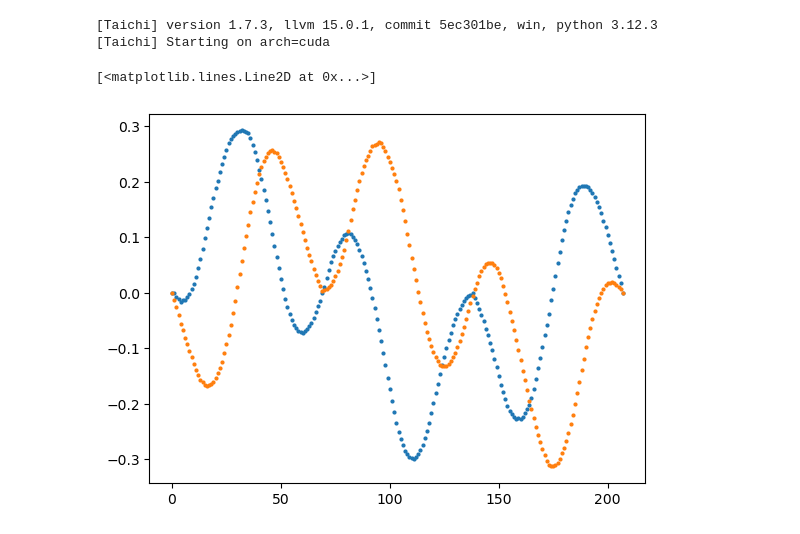
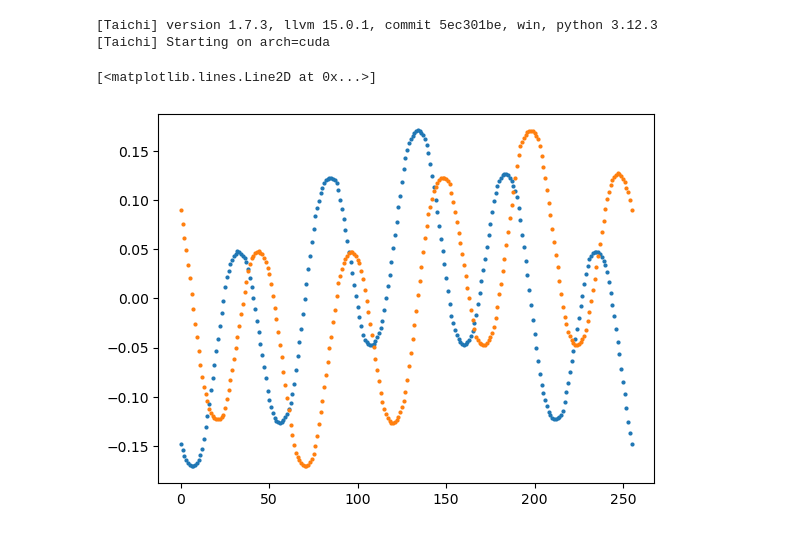
Before and after one commit to ShengzhiWu/moving-sofa-problem, a Jupyter notebook: src/制作动画_房间进化.ipynb, the cells around one changed output. Cells and saved outputs as stored; diff of their text form; code cells hidden in the pictures.

```diff
--- a/src/制作动画_房间进化.ipynb
+++ b/src/制作动画_房间进化.ipynb
@@ -1,26 +1,26 @@
 # %%
 import numpy as np
 import matplotlib.pyplot as plt
 import taichi as ti
-from utils import get_sofa, monotonicly_interpolate
+from utils import get_sofa
 from PIL import Image
 
 ti.init(arch=ti.gpu)
 
-path, file_name = '../trajectory/能让等边三角形旋转一周的房间_1/', 'sofa_1400.npy'
+path, file_name = '../trajectory/能让等边正方形旋转一周的房间_2/', 'sofa_780.npy'
 
 # 载入轨迹数据
 xs, ys, rotations = np.load(path + file_name)
 
 # 数据点
 plt.plot(xs, 'o', markersize=2)
 plt.plot(ys, 'o', markersize=2)
 # plt.plot(rotations, 'o', markersize=2)
 # %% [output]
 [Taichi] version 1.7.3, llvm 15.0.1, commit 5ec301be, win, python 3.12.3
 [Taichi] Starting on arch=cuda
 [<matplotlib.lines.Line2D at 0x...>]
-[figure, old version]
+[figure, new version]
 # %%
 xs_inv = []
 ys_inv = []
```
Also changed, not shown: parts of 9 cells of this notebook, 1 other file.
